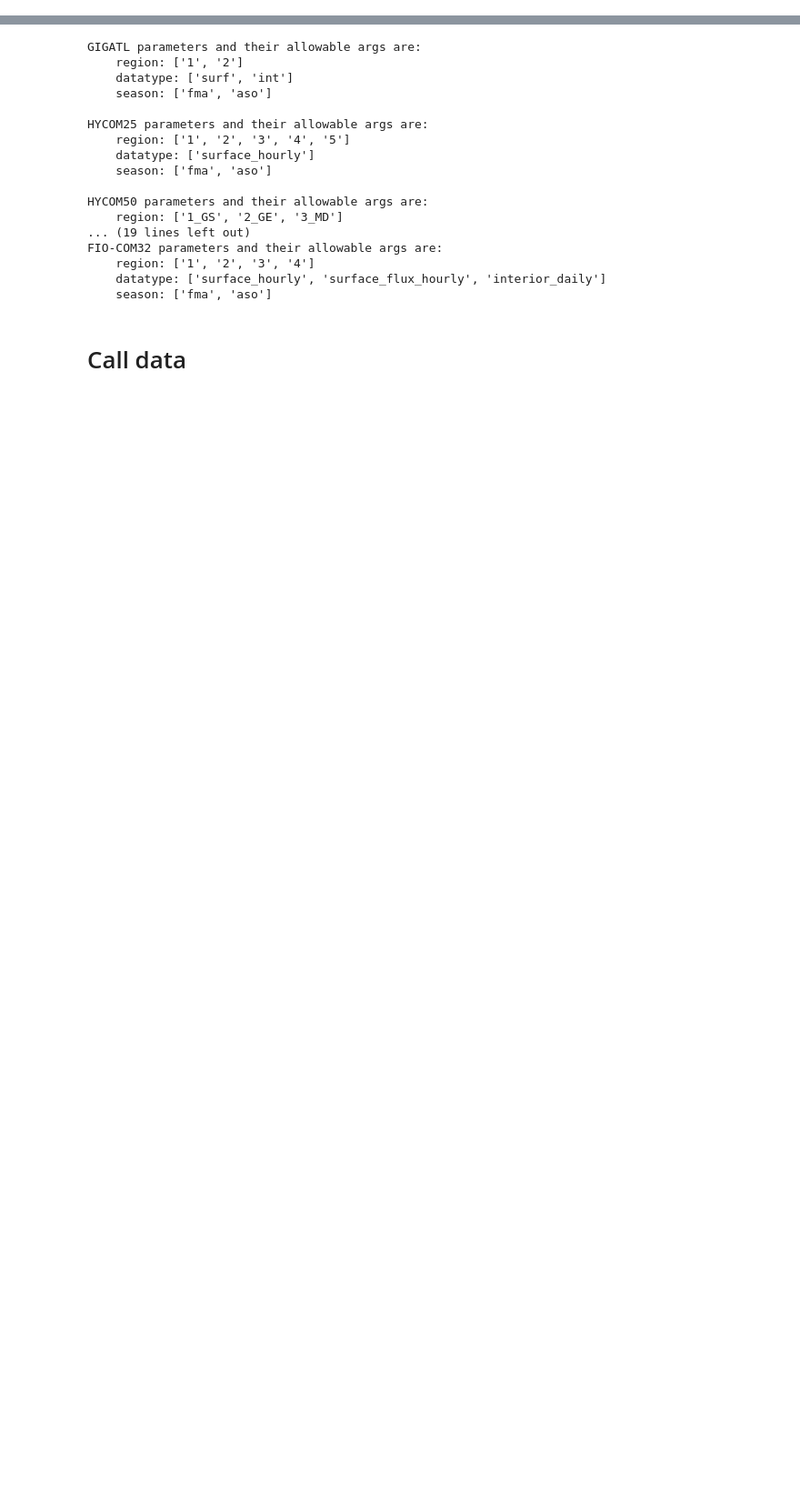
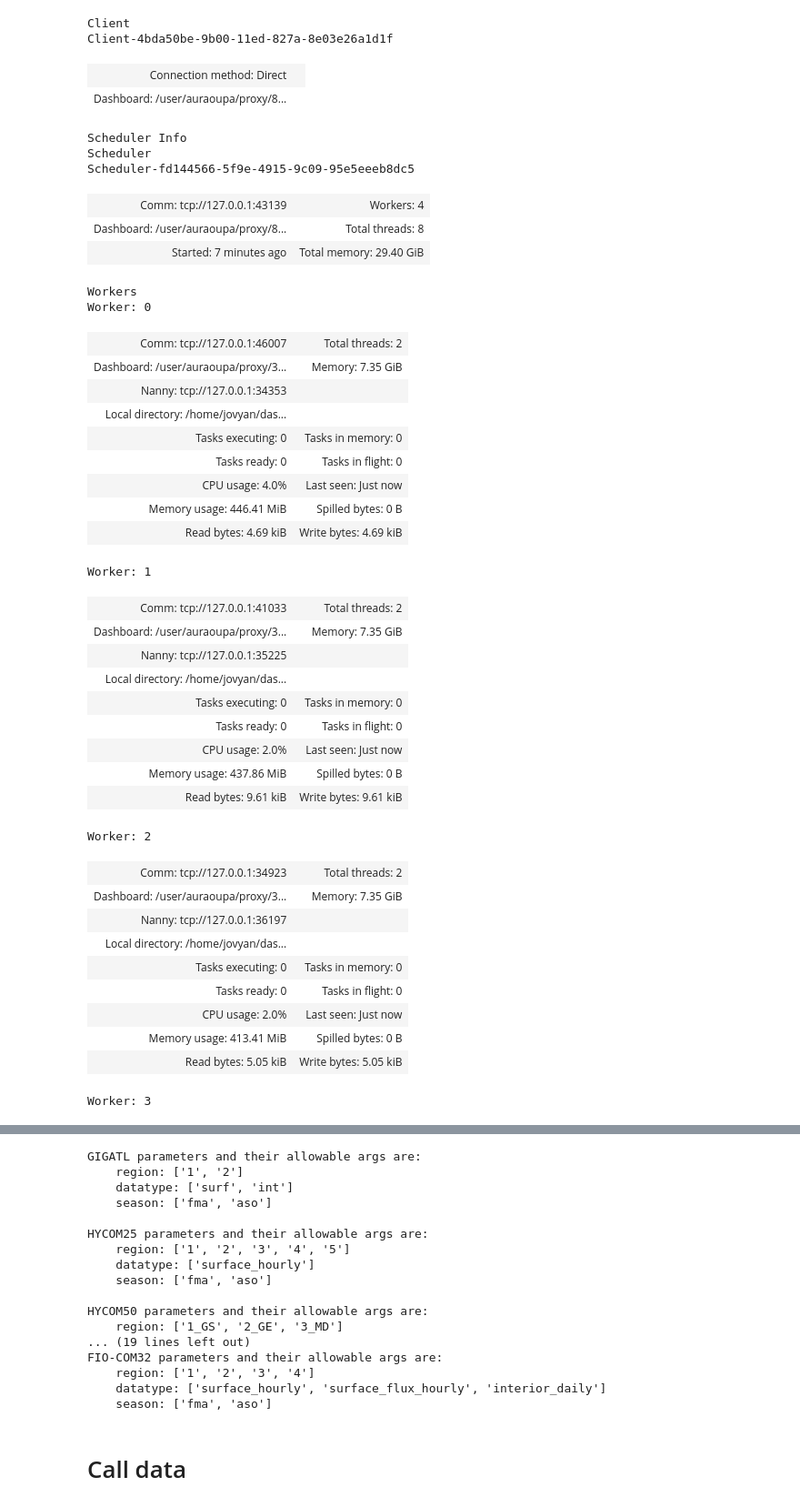
Before and after one commit to auraoupa/drakkar-demo-notebooks, a Jupyter notebook: Spectra-eNATL60.ipynb, the cells around one changed output, grey strips where cells are left out. Shown: that part at 91% size. Cells and saved outputs as stored; diff of their text form; code cells hidden in the pictures; blank space fills up the shorter version.

```diff
--- a/Spectra-eNATL60.ipynb
+++ b/Spectra-eNATL60.ipynb
@@ -57,0 +8,48 @@ Worker: 3
+# %%
+from dask.distributed import Client
+
+client = Client("tcp://127.0.0.1:43139")
+client
+# %% [output]
+Client
+Client-4bda50be-9b00-11ed-827a-8e03e26a1d1f
+| Connection method: Direct |  |
+| Dashboard: /user/auraoupa/proxy/8... |  |
+Scheduler Info
+Scheduler
+Scheduler-fd144566-5f9e-4915-9c09-95e5eeeb8dc5
+| Comm: tcp://127.0.0.1:43139 | Workers: 4 |
+| Dashboard: /user/auraoupa/proxy/8... | Total threads: 8 |
+| Started: 7 minutes ago | Total memory: 29.40 GiB |
+Workers
+Worker: 0
+| Comm: tcp://127.0.0.1:46007 | Total threads: 2 |
+| Dashboard: /user/auraoupa/proxy/3... | Memory: 7.35 GiB |
+| Nanny: tcp://127.0.0.1:34353 |  |
+| Local directory: /home/jovyan/das... |  |
+| Tasks executing: 0 | Tasks in memory: 0 |
+| Tasks ready: 0 | Tasks in flight: 0 |
+| CPU usage: 4.0% | Last seen: Just now |
+| Memory usage: 446.41 MiB | Spilled bytes: 0 B |
+| Read bytes: 4.69 kiB | Write bytes: 4.69 kiB |
+Worker: 1
+| Comm: tcp://127.0.0.1:41033 | Total threads: 2 |
+| Dashboard: /user/auraoupa/proxy/3... | Memory: 7.35 GiB |
+| Nanny: tcp://127.0.0.1:35225 |  |
+| Local directory: /home/jovyan/das... |  |
+| Tasks executing: 0 | Tasks in memory: 0 |
+| Tasks ready: 0 | Tasks in flight: 0 |
+| CPU usage: 2.0% | Last seen: Just now |
+| Memory usage: 437.86 MiB | Spilled bytes: 0 B |
+| Read bytes: 9.61 kiB | Write bytes: 9.61 kiB |
+Worker: 2
+| Comm: tcp://127.0.0.1:34923 | Total threads: 2 |
+| Dashboard: /user/auraoupa/proxy/3... | Memory: 7.35 GiB |
+| Nanny: tcp://127.0.0.1:36197 |  |
+| Local directory: /home/jovyan/das... |  |
+| Tasks executing: 0 | Tasks in memory: 0 |
+| Tasks ready: 0 | Tasks in flight: 0 |
+| CPU usage: 2.0% | Last seen: Just now |
+| Memory usage: 413.41 MiB | Spilled bytes: 0 B |
+| Read bytes: 5.05 kiB | Write bytes: 5.05 kiB |
+Worker: 3
```
Also changed, not shown: parts of 11 cells of this notebook.
